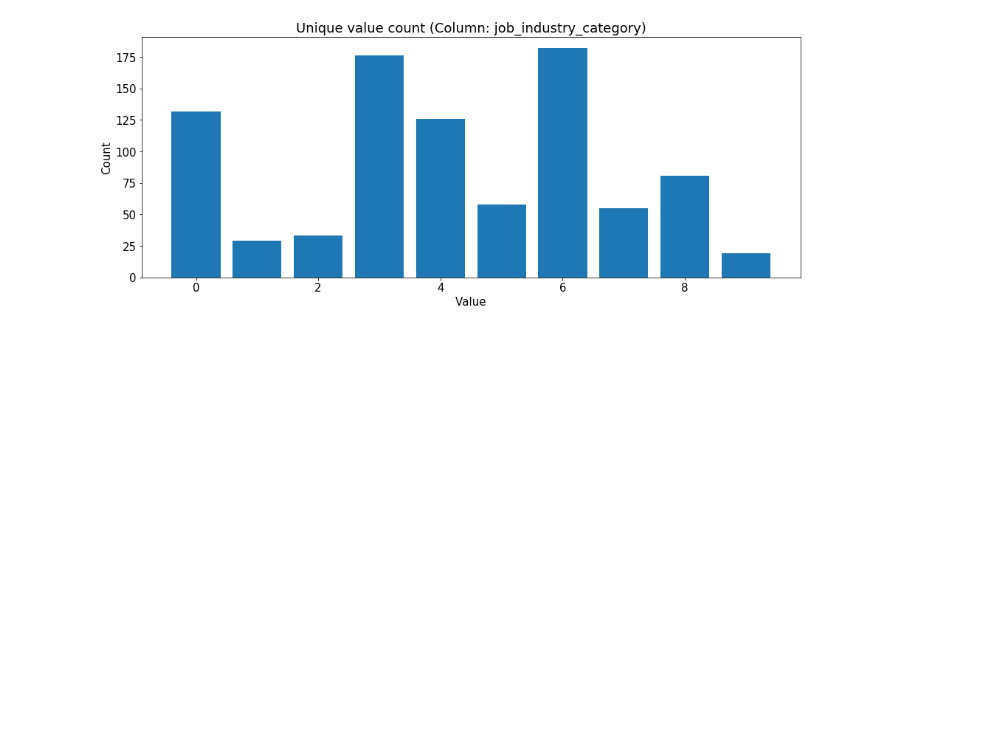
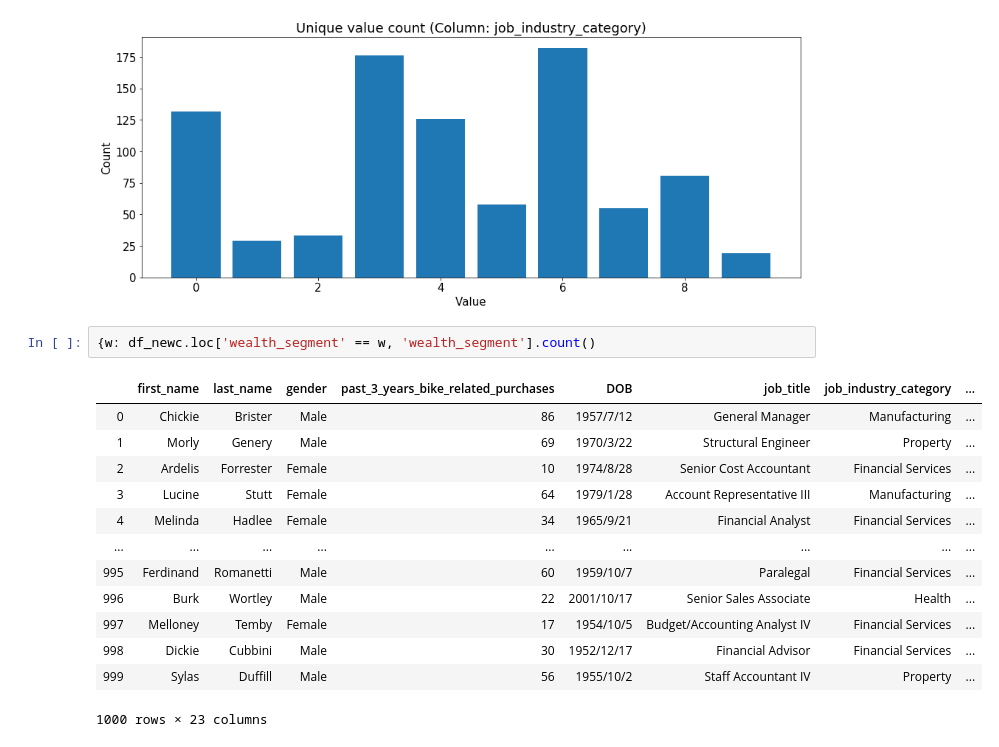
Before and after one commit to jacksenteh/KPMG_Virtual_Internship, a Jupyter notebook: Data_Analysis.ipynb, the cells around one changed output. Drawn from its saved outputs; the diff is of its cells as text; blank space fills up the shorter version.

```diff
--- a/Data_Analysis.ipynb
+++ b/Data_Analysis.ipynb
@@ -629,3 +630,19 @@ for l in labels:
 [figure]
 [figure]
 [figure]
+# %%
+{w: df_newc.loc['wealth_segment' == w, 'wealth_segment'].count()
+# %% [output]
+|  | first_name | last_name | gender | past_3_years_bike_related_purchases | DOB | job_title | job_industry_category | ... |
+| 0 | Chickie | Brister | Male | 86 | 1957/7/12 | General Manager | Manufacturing | ... |
+| 1 | Morly | Genery | Male | 69 | 1970/3/22 | Structural Engineer | Property | ... |
+| 2 | Ardelis | Forrester | Female | 10 | 1974/8/28 | Senior Cost Accountant | Financial Services | ... |
+| 3 | Lucine | Stutt | Female | 64 | 1979/1/28 | Account Representative III | Manufacturing | ... |
+| 4 | Melinda | Hadlee | Female | 34 | 1965/9/21 | Financial Analyst | Financial Services | ... |
+| ... | ... | ... | ... | ... | ... | ... | ... | ... |
+| 995 | Ferdinand | Romanetti | Male | 60 | 1959/10/7 | Paralegal | Financial Services | ... |
+| 996 | Burk | Wortley | Male | 22 | 2001/10/17 | Senior Sales Associate | Health | ... |
+| 997 | Melloney | Temby | Female | 17 | 1954/10/5 | Budget/Accounting Analyst IV | Financial Services | ... |
+| 998 | Dickie | Cubbini | Male | 30 | 1952/12/17 | Financial Advisor | Financial Services | ... |
+| 999 | Sylas | Duffill | Male | 56 | 1955/10/2 | Staff Accountant IV | Property | ... |
+1000 rows × 23 columns
```
Also changed, not shown: parts of 1 cell of this notebook, 3 other files.
